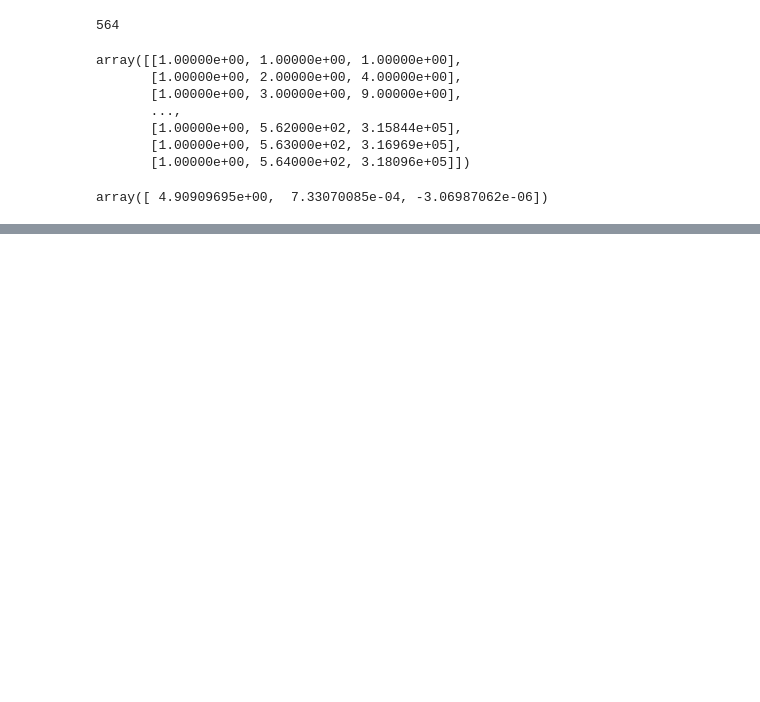
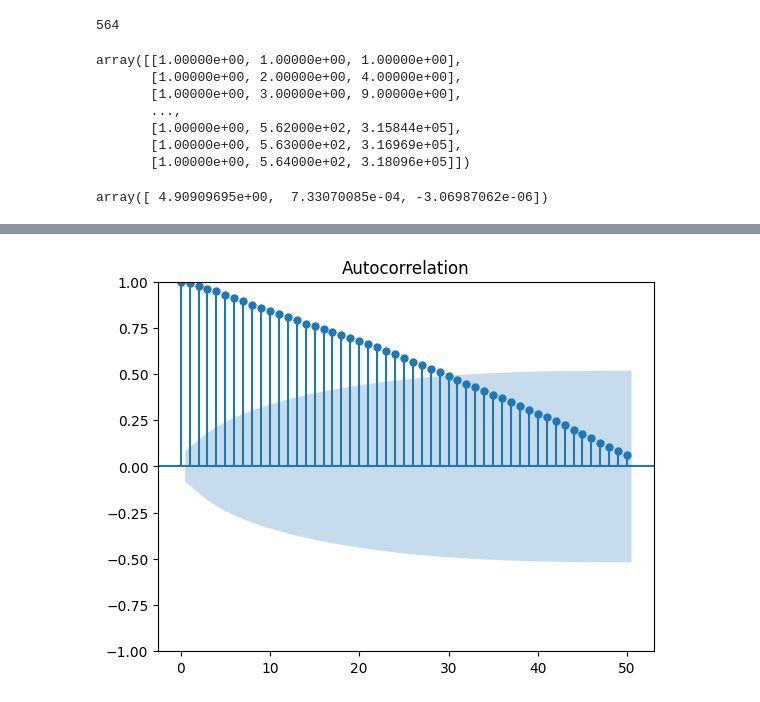
Before and after one commit to Thomas4390/econometrics_tp1, a Jupyter notebook: tp1.ipynb, the cells around one changed output, grey strips where cells are left out. Saved outputs shown, nothing was run; the diff lists cells and outputs as text; code cells hidden in the pictures; blank space fills up the shorter version.

```diff
--- a/tp1.ipynb
+++ b/tp1.ipynb
@@ -90,0 +146,4 @@ residuals_deter = Y - X @ B
+# %%
+sm.graphics.tsa.plot_acf(df["res"].dropna(), lags=50);
+# %% [output]
+[figure, added]
```
Also changed, not shown: parts of 6 cells of this notebook.
